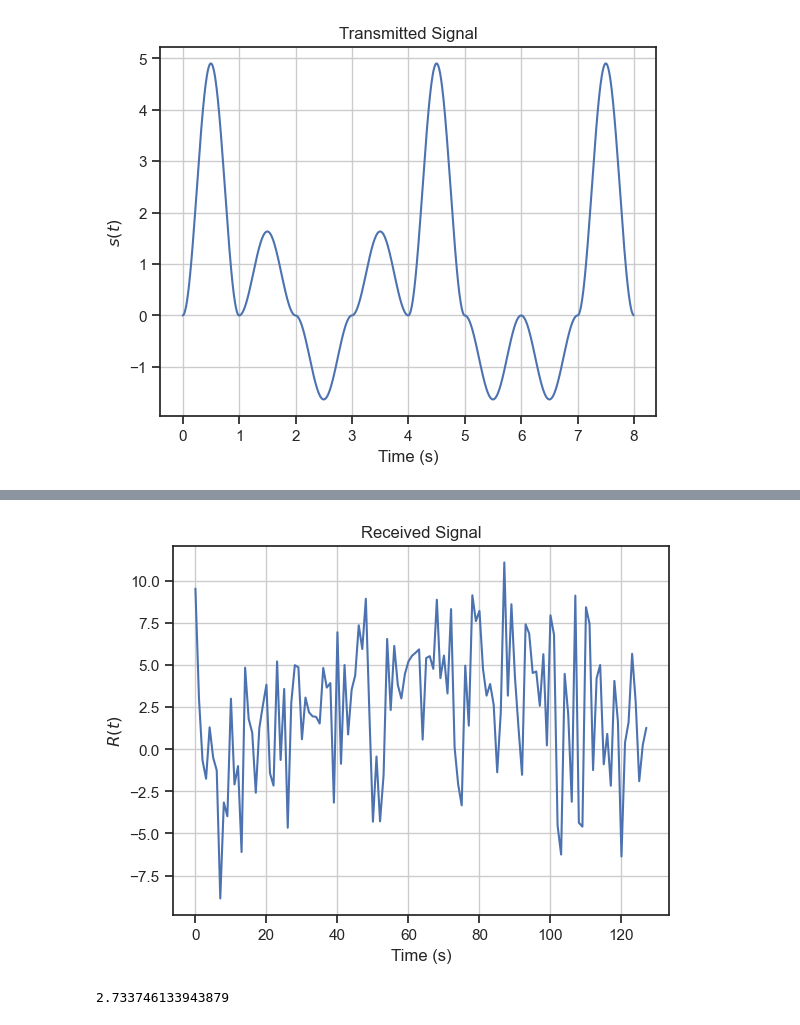
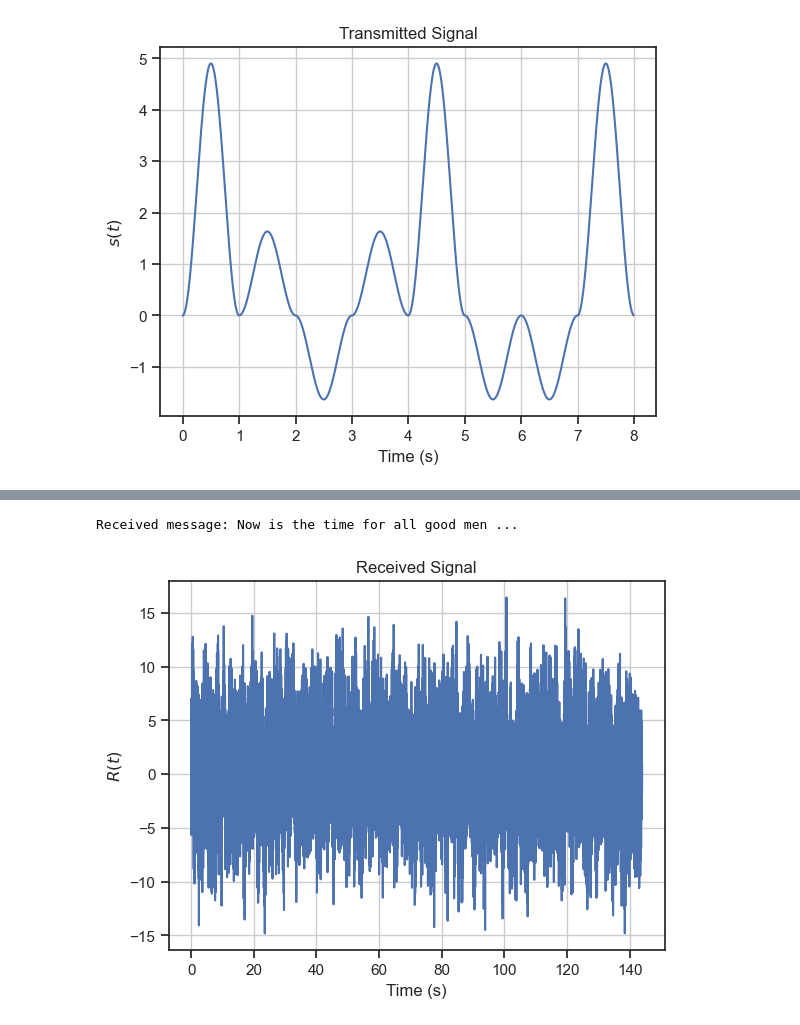
Before and after one commit to bepepa/UG-comms, a Jupyter notebook: notebooks/030_matched_filter.ipynb, the cells around one changed output, grey strips where cells are left out. Drawn from its saved outputs; the diff is of its cells as text; code cells hidden in the pictures.

```diff
--- a/notebooks/030_matched_filter.ipynb
+++ b/notebooks/030_matched_filter.ipynb
@@ -77,22 +221,33 @@ plt.show()
+# %%
+# make a signal
+bits = string_source('Now is the time for all good men ...')
+syms = mod_mapper(bits, PAM4)
+sig = pulse_shape(syms, pp, fsT)
+
+# channel
+n_pwr = fsT/10  # 10dB SNR
+r_sig = sig.real + np.sqrt(n_pwr) * np.random.randn(len(sig))
+
+# receiver
+mf_out = np.real( np.convolve(r_sig, pp)/fs )
+rx_syms = mf_out[fsT::fsT]
+rx_bits = demodulator(rx_syms, mod_table)
+
+print('Received message:', string_sink(rx_bits))
+# %% [output]
+Received message: Now is the time for all good men ...
 # %%
-# extract just the first symbol
-r0 = r_sig[:fsT]
-tt = np.arange(len(r0))/fs
+## plot the received signal
+tt = np.arange(len(r_sig))/fs
 
-plt.plot(r0)
+plt.plot(tt, r_sig)
 plt.grid()
 
 plt.xlabel('Time (s)')
 plt.ylabel('$R(t)$')
 
 plt.title('Received Signal')
 
 plt.show()
 # %% [output]
-[figure, old version]
+[figure, new version]
-# %%
-## what to do with r0 to recover syms[0]?
-z = np.mean(r0 * pp)
-z
-# %% [output]
-2.733746133943879
```
Also changed, not shown: parts of 24 cells of this notebook.
